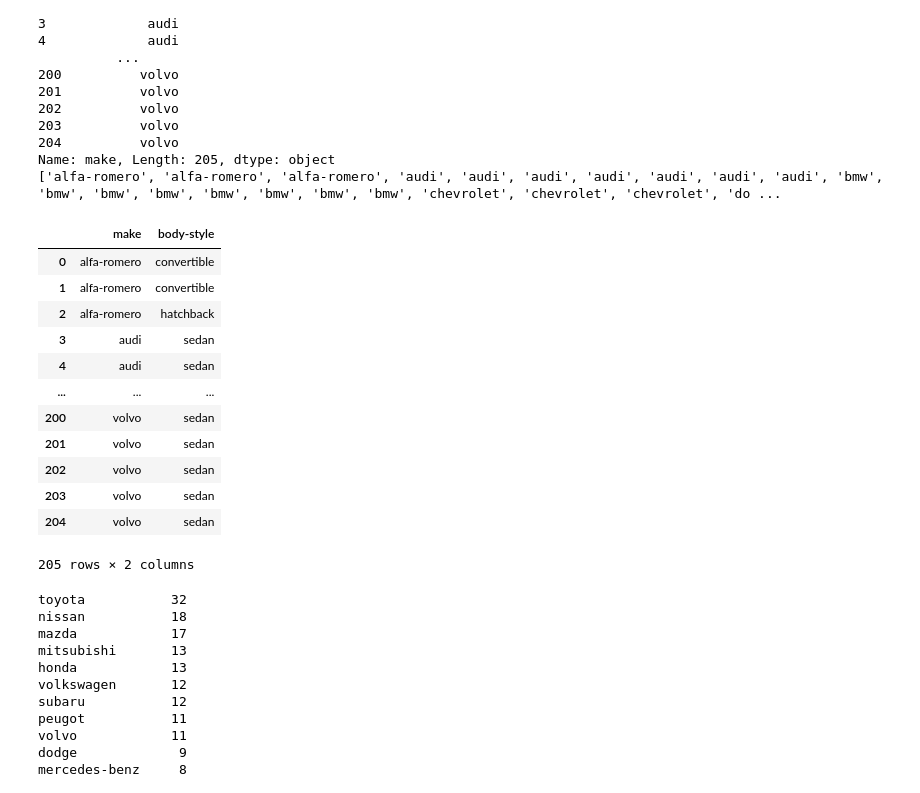
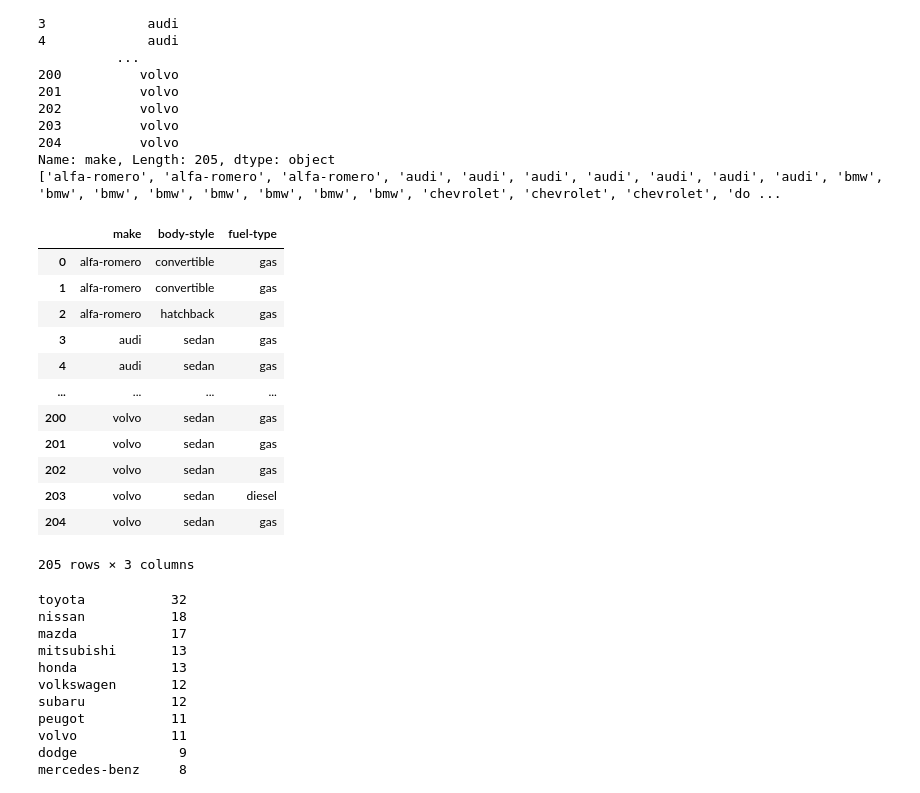
Before and after one commit to Aniruddh-Verma/PYDS-AT-DIGIPODIUM, a Jupyter notebook: data_analytics/3-data_engineering.ipynb, the cells around one changed output. Drawn from its saved outputs; the diff is of its cells as text; code cells hidden in the pictures.

```diff
--- a/data_analytics/3-data_engineering.ipynb
+++ b/data_analytics/3-data_engineering.ipynb
@@ -140,22 +140,22 @@ Name: make, Length: 205, dtype: object
 # %%
 # EXAMPLE 8: DISPLAYING MULTIPLE COLUMNS OF THE DATA FRAME
 
-col_list = ['make' , 'body-style']
+col_list = ['make' , 'body-style','fuel-type']
 df[col_list]
 # %% [output]
-|  | make | body-style |
-| 0 | alfa-romero | convertible |
-| 1 | alfa-romero | convertible |
-| 2 | alfa-romero | hatchback |
-| 3 | audi | sedan |
-| 4 | audi | sedan |
-| ... | ... | ... |
-| 200 | volvo | sedan |
-| 201 | volvo | sedan |
-| 202 | volvo | sedan |
-| 203 | volvo | sedan |
-| 204 | volvo | sedan |
+|  | make | body-style | fuel-type |
+| 0 | alfa-romero | convertible | gas |
+| 1 | alfa-romero | convertible | gas |
+| 2 | alfa-romero | hatchback | gas |
+| 3 | audi | sedan | gas |
+| 4 | audi | sedan | gas |
+| ... | ... | ... | ... |
+| 200 | volvo | sedan | gas |
+| 201 | volvo | sedan | gas |
+| 202 | volvo | sedan | gas |
+| 203 | volvo | sedan | diesel |
+| 204 | volvo | sedan | gas |
-205 rows × 2 columns
+205 rows × 3 columns
 # %%
 # EXAMPLE 9: HOW TO COUNT THE NUMBER OF TIMES EACH VALUE APPEARS IN THE COLUMN
 df['make'].value_counts()
```
Also changed, not shown: 3 other files.
